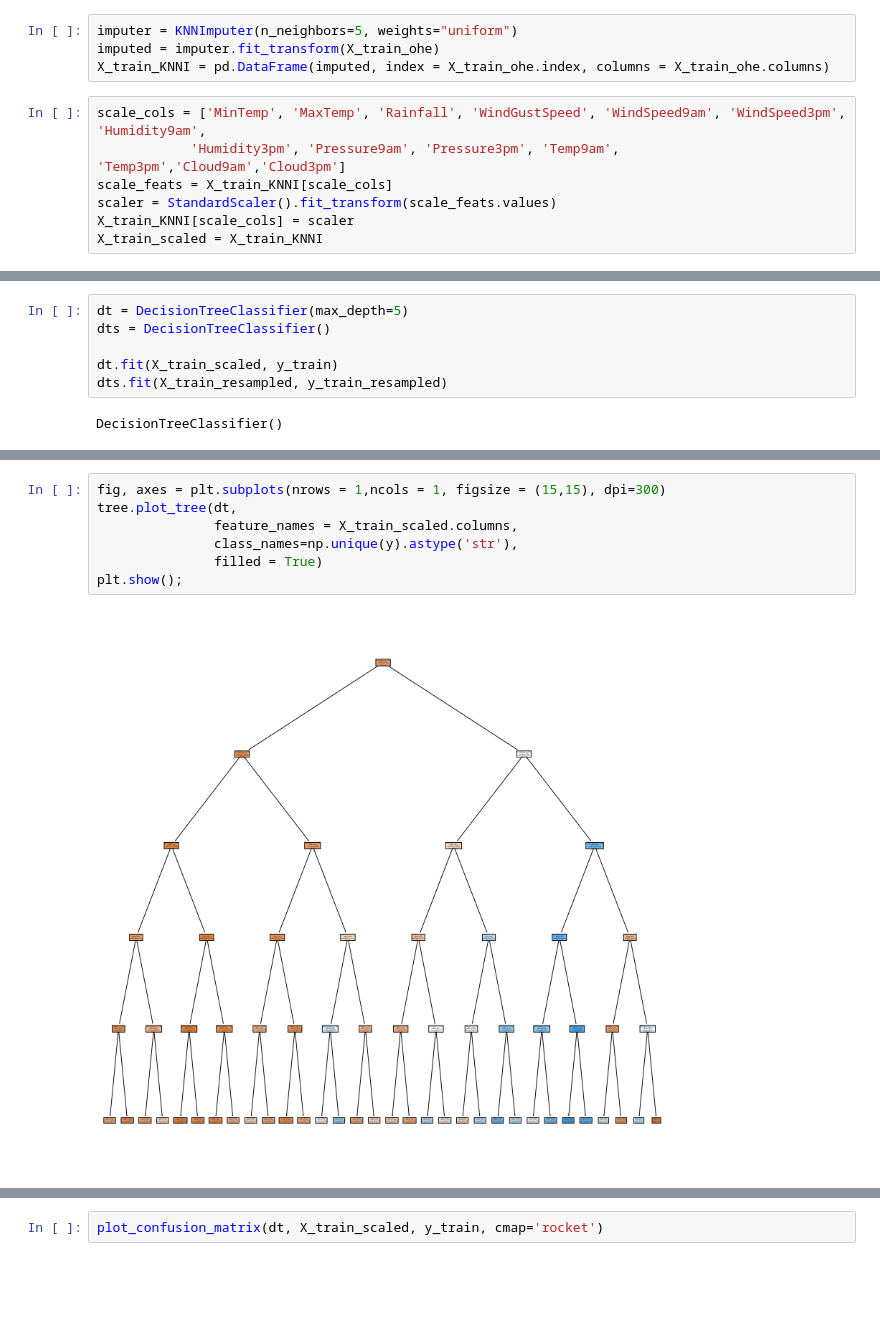
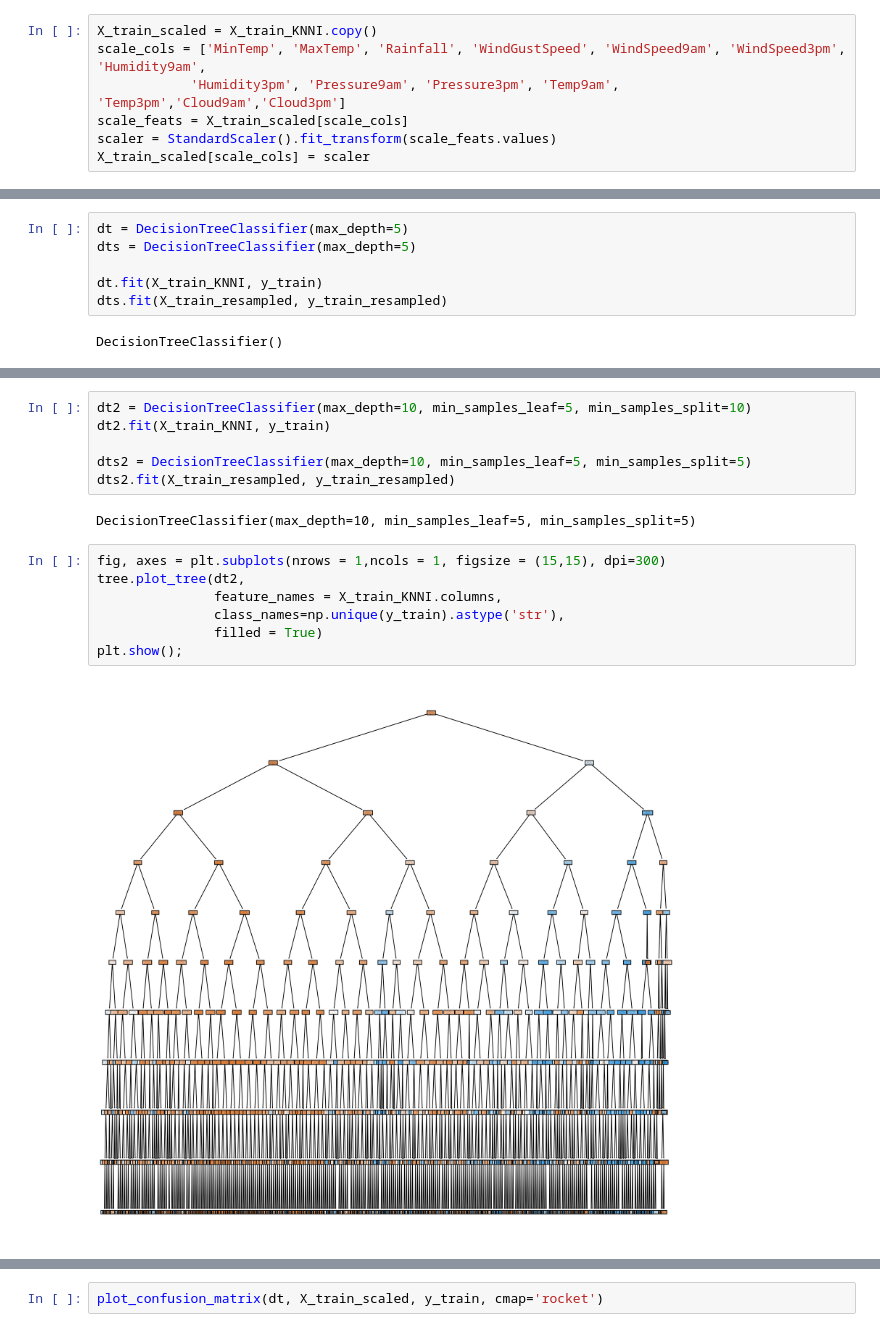
Before and after one commit to alpacanonymous/project3, a Jupyter notebook: Colinnotebook.ipynb, the cells around one changed output, grey strips where cells are left out. Saved outputs shown, nothing was run; the diff lists cells and outputs as text; blank space fills up the shorter version.

```diff
--- a/Colinnotebook.ipynb
+++ b/Colinnotebook.ipynb
@@ -213,14 +88,10 @@ X_train_ohe
-# %%
-imputer = KNNImputer(n_neighbors=5, weights="uniform")
-imputed = imputer.fit_transform(X_train_ohe)
-X_train_KNNI = pd.DataFrame(imputed, index = X_train_ohe.index, columns = X_train_ohe.columns)
 # %%
+X_train_scaled = X_train_KNNI.copy()
 scale_cols = ['MinTemp', 'MaxTemp', 'Rainfall', 'WindGustSpeed', 'WindSpeed9am', 'WindSpeed3pm', 'Humidity9am',
             'Humidity3pm', 'Pressure9am', 'Pressure3pm', 'Temp9am', 'Temp3pm','Cloud9am','Cloud3pm']
-scale_feats = X_train_KNNI[scale_cols]
+scale_feats = X_train_scaled[scale_cols]
 scaler = StandardScaler().fit_transform(scale_feats.values)
-X_train_KNNI[scale_cols] = scaler
-X_train_scaled = X_train_KNNI
+X_train_scaled[scale_cols] = scaler
 # %%
 baseline = DummyClassifier(random_state=42)
 baseline.fit(X_train_KNNI, y_train)
@@ -373,8 +161,8 @@ SMOTE Model: 0.616
 # %%
 dt = DecisionTreeClassifier(max_depth=5)
-dts = DecisionTreeClassifier()
+dts = DecisionTreeClassifier(max_depth=5)
 
-dt.fit(X_train_scaled, y_train)
+dt.fit(X_train_KNNI, y_train)
 dts.fit(X_train_resampled, y_train_resampled)
 # %% [output]
 DecisionTreeClassifier()
@@ -410,9 +212,17 @@ grid_cv.best_params_
+# %%
+dt2 = DecisionTreeClassifier(max_depth=10, min_samples_leaf=5, min_samples_split=10)
+dt2.fit(X_train_KNNI, y_train)
+
+dts2 = DecisionTreeClassifier(max_depth=10, min_samples_leaf=5, min_samples_split=5)
+dts2.fit(X_train_resampled, y_train_resampled)
+# %% [output]
+DecisionTreeClassifier(max_depth=10, min_samples_leaf=5, min_samples_split=5)
 # %%
 fig, axes = plt.subplots(nrows = 1,ncols = 1, figsize = (15,15), dpi=300)
-tree.plot_tree(dt,
-               feature_names = X_train_scaled.columns,
-               class_names=np.unique(y).astype('str'),
+tree.plot_tree(dt2,
+               feature_names = X_train_KNNI.columns,
+               class_names=np.unique(y_train).astype('str'),
                filled = True)
 plt.show();
 # %% [output]
-[figure, old version]
+[figure, new version]
```
Also changed, not shown: parts of 43 cells of this notebook.
